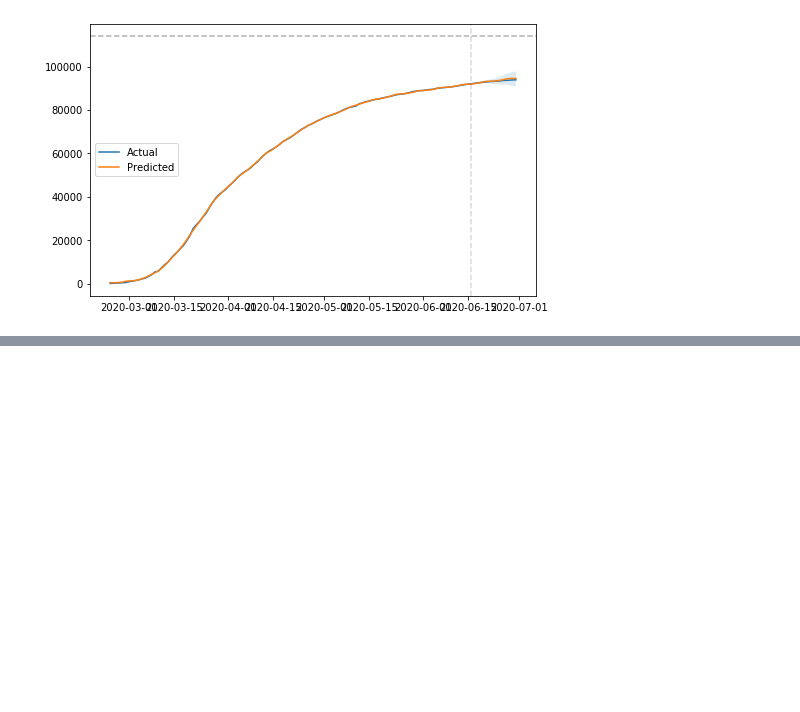
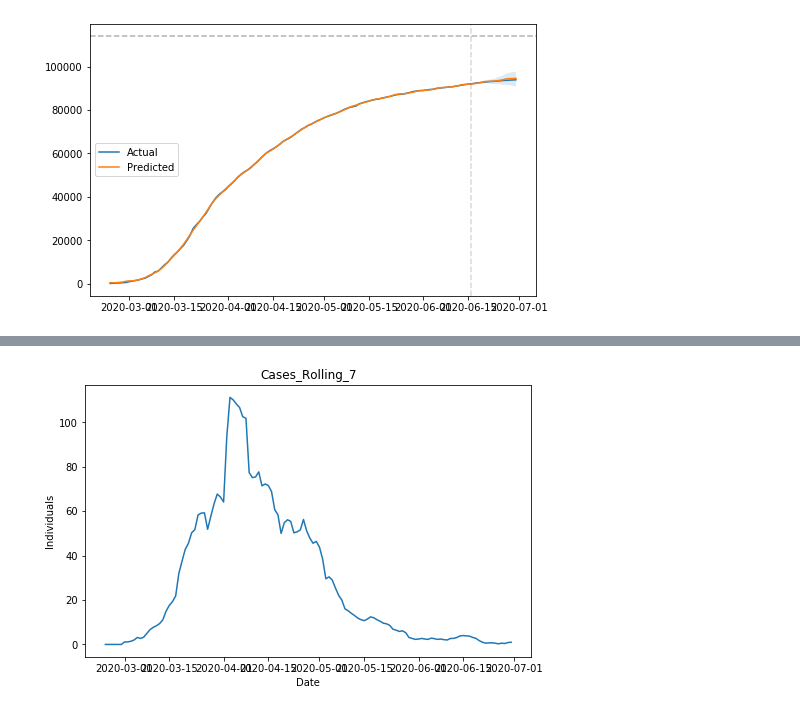
Before and after one commit to nicoloverardo/master-degree-thesis, a Jupyter notebook: notebooks/tsprophet.ipynb, the cells around one changed output, grey strips where cells are left out. Saved outputs shown, nothing was run; the diff lists cells and outputs as text; code cells hidden in the pictures; blank space fills up the shorter version.

```diff
--- a/notebooks/tsprophet.ipynb
+++ b/notebooks/tsprophet.ipynb
@@ -400,0 +464,12 @@ pm.plot()
+# %%
+compart = 'Cases_Rolling_7'
+# %%
+pm = ProphetModel(data=covidpro_df,
+                  area=province,
+                  compart=compart,
+                  group_column=group_column,
+                  date_column=date)
+# %%
+pm.plot_data()
+# %% [output]
+[figure, added]
```
Also changed, not shown: parts of 42 cells of this notebook.
